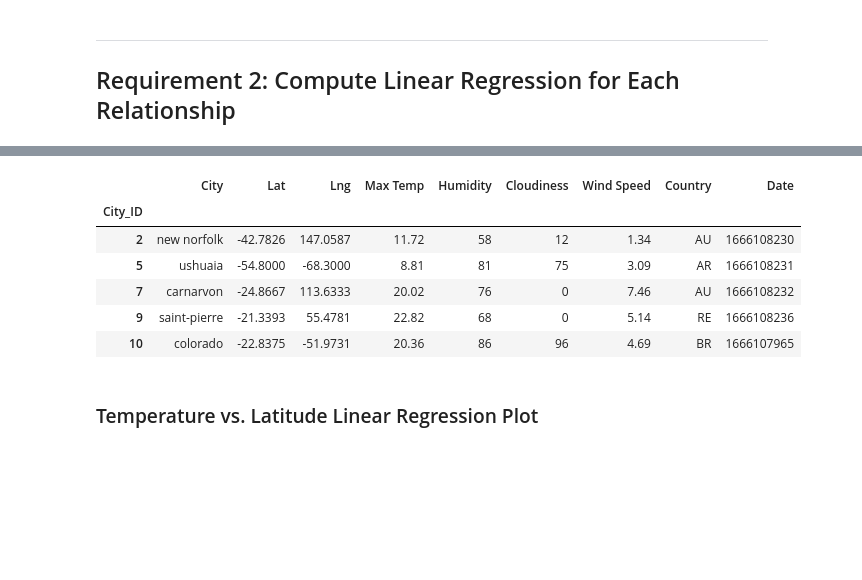
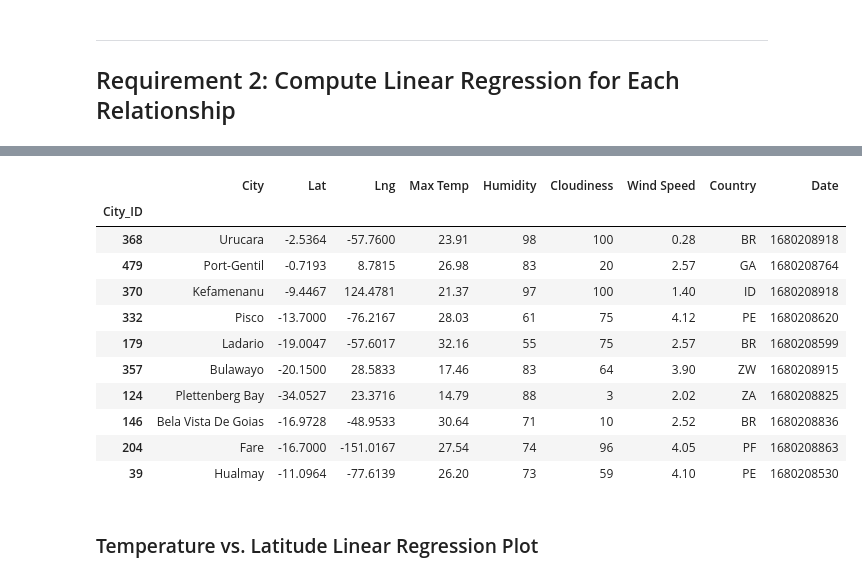
Before and after one commit to Gavin-Toole/Module-6-Python-API-Challenge, a Jupyter notebook: WeatherPy.ipynb, the cells around one changed output, grey strips where cells are left out. Drawn from its saved outputs; the diff is of its cells as text; code cells hidden in the pictures; blank space fills up the shorter version.

```diff
--- a/WeatherPy.ipynb
+++ b/WeatherPy.ipynb
@@ -284,17 +288,22 @@ northern_hemi_df.head()
 # %%
 # Create a DataFrame with the Southern Hemisphere data (Latitude < 0)
-# YOUR CODE HERE
+southern_hemi_df =  city_data_df.loc[(city_data_df["Lat"] < 0)]
 
 # Display sample data
-southern_hemi_df.head()
+southern_hemi_df.sample(10)
 # %% [output]
 |  | City | Lat | Lng | Max Temp | Humidity | Cloudiness | Wind Speed | Country | Date |
 | City_ID |  |  |  |  |  |  |  |  |  |
-| 2 | new norfolk | -42.7826 | 147.0587 | 11.72 | 58 | 12 | 1.34 | AU | 1666108230 |
-| 5 | ushuaia | -54.8000 | -68.3000 | 8.81 | 81 | 75 | 3.09 | AR | 1666108231 |
-| 7 | carnarvon | -24.8667 | 113.6333 | 20.02 | 76 | 0 | 7.46 | AU | 1666108232 |
-| 9 | saint-pierre | -21.3393 | 55.4781 | 22.82 | 68 | 0 | 5.14 | RE | 1666108236 |
-| 10 | colorado | -22.8375 | -51.9731 | 20.36 | 86 | 96 | 4.69 | BR | 1666107965 |
+| 368 | Urucara | -2.5364 | -57.7600 | 23.91 | 98 | 100 | 0.28 | BR | 1680208918 |
+| 479 | Port-Gentil | -0.7193 | 8.7815 | 26.98 | 83 | 20 | 2.57 | GA | 1680208764 |
+| 370 | Kefamenanu | -9.4467 | 124.4781 | 21.37 | 97 | 100 | 1.40 | ID | 1680208918 |
+| 332 | Pisco | -13.7000 | -76.2167 | 28.03 | 61 | 75 | 4.12 | PE | 1680208620 |
+| 179 | Ladario | -19.0047 | -57.6017 | 32.16 | 55 | 75 | 2.57 | BR | 1680208599 |
+| 357 | Bulawayo | -20.1500 | 28.5833 | 17.46 | 83 | 64 | 3.90 | ZW | 1680208915 |
+| 124 | Plettenberg Bay | -34.0527 | 23.3716 | 14.79 | 88 | 3 | 2.02 | ZA | 1680208825 |
+| 146 | Bela Vista De Goias | -16.9728 | -48.9533 | 30.64 | 71 | 10 | 2.52 | BR | 1680208836 |
+| 204 | Fare | -16.7000 | -151.0167 | 27.54 | 74 | 96 | 4.05 | PF | 1680208863 |
+| 39 | Hualmay | -11.0964 | -77.6139 | 26.20 | 73 | 59 | 4.10 | PE | 1680208530 |
 # %% [markdown]
 ###  Temperature vs. Latitude Linear Regression Plot
 # %%
```
Also changed, not shown: parts of 12 cells of this notebook, 7 other files.
